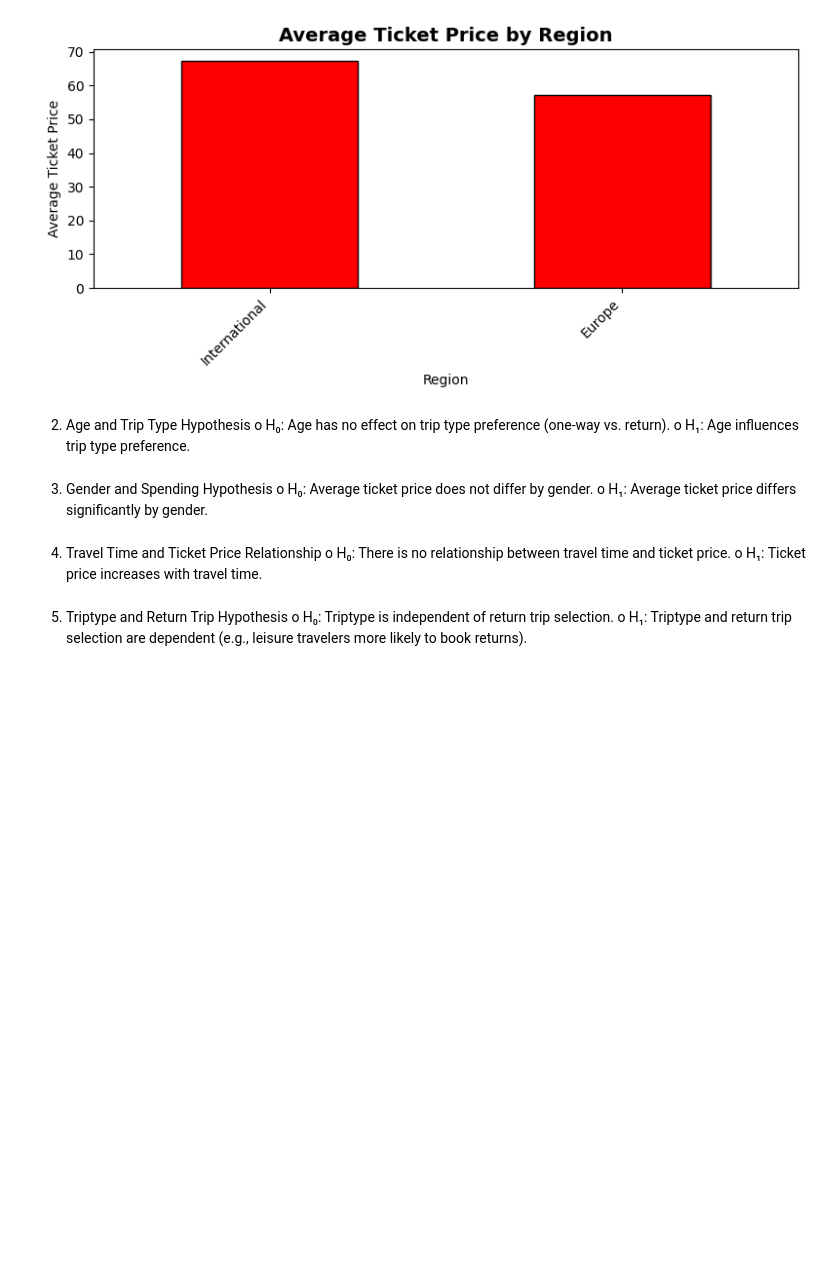
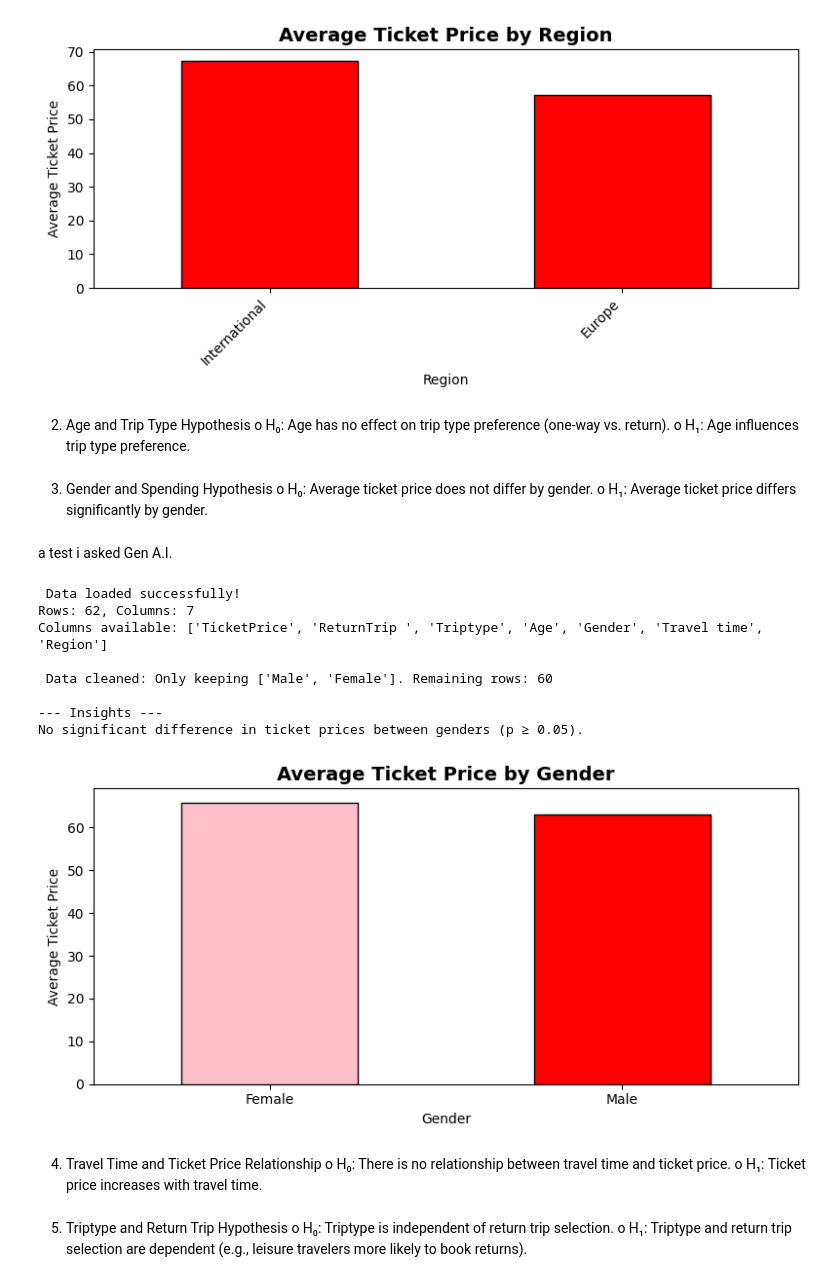
Before and after one commit to Tashaun33/Enigma-Excursions, a Jupyter notebook: jupyter_notebooks/Notebook_Template.ipynb, the cells around one changed output. Cells and saved outputs as stored; diff of their text form; code cells hidden in the pictures; blank space fills up the shorter version.

Commit message:
2nd chart and print added

```diff
--- a/jupyter_notebooks/Notebook_Template.ipynb
+++ b/jupyter_notebooks/Notebook_Template.ipynb
@@ -234,6 +234,86 @@ from scipy import stats
                             f"(p={p_val:.3f}). **{higher}** travelers tend to pay more.")
         else:
             insights.append(" No significant difference in ticket prices between genders (p ≥ 0.05).")
+# %% [markdown]
+a test i asked Gen A.I.
+# %%
+import pandas as pd
+from scipy import stats
+import matplotlib.pyplot as plt
+
+# === Step 1:
+file_path = input('C:/Users/mr01w/Desktop/Enigma Excursions/Enigma-Excursions/data/processed/clean-elite/Book3-elite.csv')
+
+# === Step 2:
+df = pd.read_csv('C:/Users/mr01w/Desktop/Enigma Excursions/Enigma-Excursions/data/processed/clean-elite/Book3-elite.csv')
+
+print("\n Data loaded successfully!")
+print(f"Rows: {len(df)}, Columns: {len(df.columns)}")
+print("Columns available:", list(df.columns))
+
+# === Step 3:
+try:
+    insights
+except NameError:
+    insights = []
+
+# === Step 4:
+required_cols = {"Gender", "TicketPrice"}
+if not required_cols.issubset(df.columns):
+    raise ValueError(f"Missing required columns: {required_cols - set(df.columns)}")
+
+# === Step 5:
+valid_genders = ["Male", "Female"]
+df = df[df["Gender"].isin(valid_genders)]
+
+print(f"\n Data cleaned: Only keeping {valid_genders}. Remaining rows: {len(df)}")
+
+# === Step 6:
+male_prices = df.loc[df["Gender"] == "Male", "TicketPrice"]
+female_prices = df.loc[df["Gender"] == "Female", "TicketPrice"]
+
+if not male_prices.empty and not female_prices.empty:
+    t_stat, p_val = stats.ttest_ind(male_prices, female_prices, equal_var=False)
+    male_mean = male_prices.mean()
+    female_mean = female_prices.mean()
+
+    if p_val < 0.05:
+        higher = "Male" if male_mean > female_mean else "Female"
+        insights.append(
+            f"There is a significant difference in ticket prices by gender "
+            f"(p={p_val:.3f}). **{higher}** travelers tend to pay more."
+        )
+    else:
+        insights.append("No significant difference in ticket prices between genders (p ≥ 0.05).")
+else:
+    insights.append("Insufficient data to compare genders (one or both groups are empty).")
+
+# === Step 7:
+print("\n--- Insights ---")
+print(insights[-1])
+
+# === Step 8:
+gender_means = df.groupby("Gender")["TicketPrice"].mean()
+
+plt.figure(figsize=(8, 4))
+gender_means.plot(kind="bar", color=["pink", "red"], edgecolor="black")
+
+plt.title("Average Ticket Price by Gender", fontsize=14, fontweight="bold")
+plt.xlabel("Gender")
+plt.ylabel("Average Ticket Price")
+plt.xticks(rotation=0)
+plt.tight_layout()
+plt.show()
+# %% [output]
+ Data loaded successfully!
+Rows: 62, Columns: 7
+Columns available: ['TicketPrice', 'ReturnTrip ', 'Triptype', 'Age', 'Gender', 'Travel time', 'Region']
+
+ Data cleaned: Only keeping ['Male', 'Female']. Remaining rows: 60
+
+--- Insights ---
+No significant difference in ticket prices between genders (p ≥ 0.05).
+[figure, added]
 # %% [markdown]
 4.	Travel Time and Ticket Price Relationship
 o	H₀: There is no relationship between travel time and ticket price.
```
